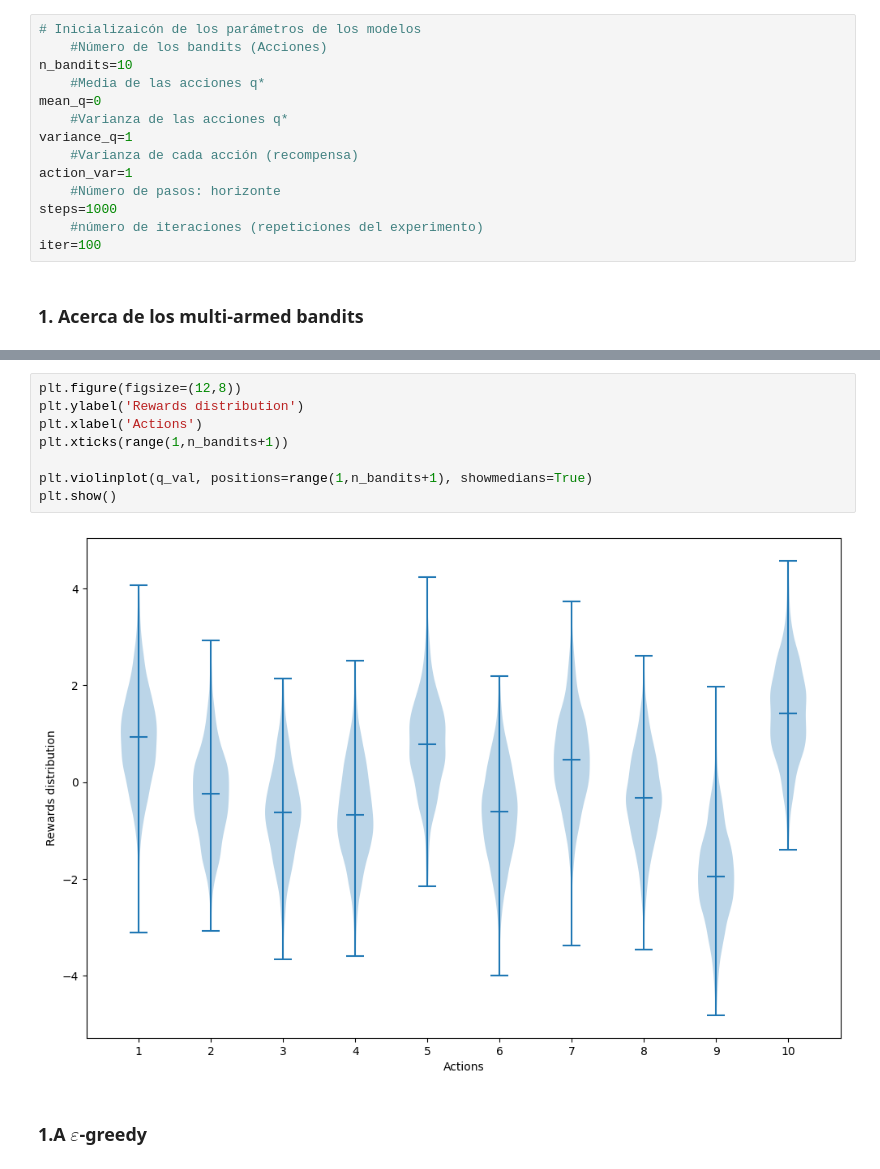
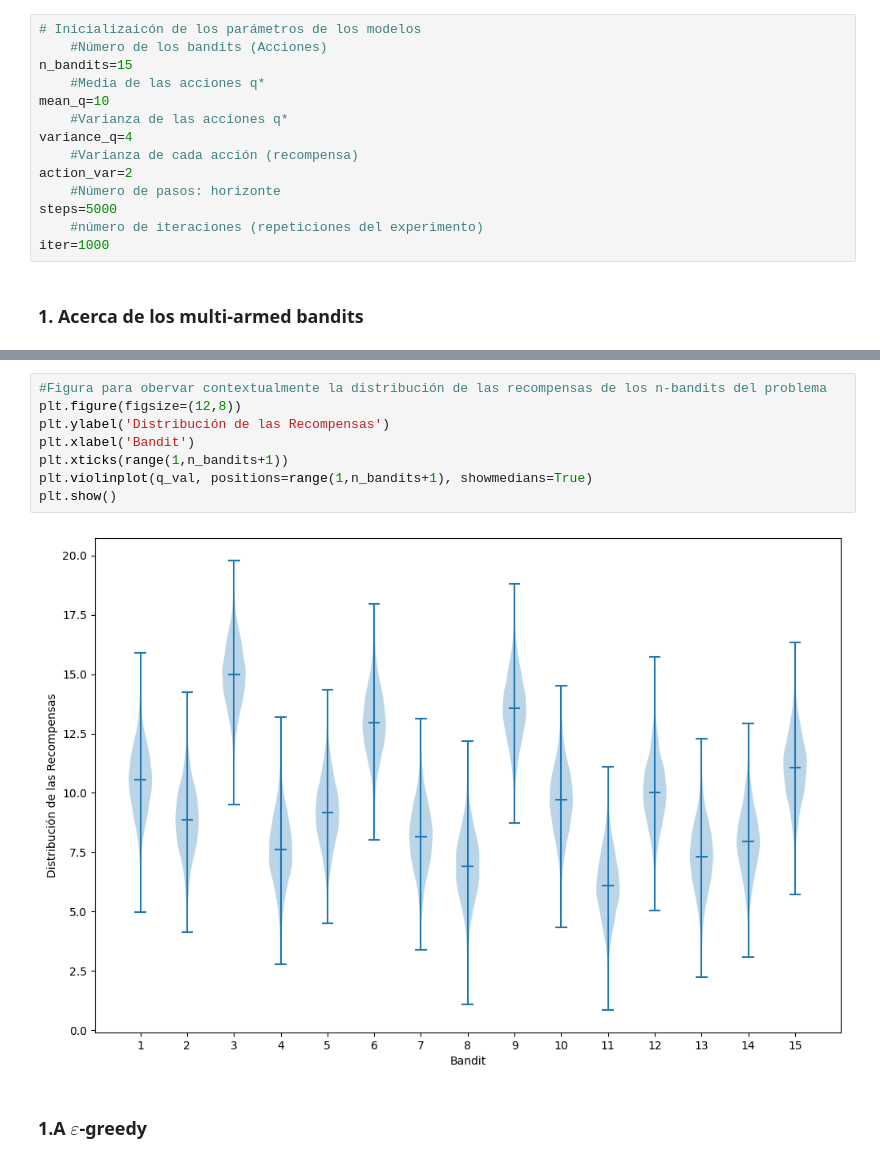
Before and after one commit to wilmarc/Reinforcement-Learning, a Jupyter notebook: hw1-wacg/Tarea1_wacg.ipynb, the cells around one changed output, grey strips where cells are left out. Drawn from its saved outputs; the diff is of its cells as text.

```diff
--- a/hw1-wacg/Tarea1_wacg.ipynb
+++ b/hw1-wacg/Tarea1_wacg.ipynb
@@ -11,17 +11,17 @@ import matplotlib.pyplot as plt
 # %%
 # Inicializaicón de los parámetros de los modelos
     #Número de los bandits (Acciones)
-n_bandits=10
+n_bandits=15
     #Media de las acciones q*
-mean_q=0
+mean_q=10
     #Varianza de las acciones q*
-variance_q=1
+variance_q=4
     #Varianza de cada acción (recompensa)
-action_var=1
+action_var=2
     #Número de pasos: horizonte
-steps=1000
+steps=5000
     #número de iteraciones (repeticiones del experimento)
-iter=100
+iter=1000
 # %% [markdown]
 ### 1. Acerca de los multi-armed bandits
 # %%
@@ -37,15 +36,15 @@ def generate_q(mean, variance, num_actions, steps,step_variance):
 
 q_val=generate_q(mean_q,variance_q,n_bandits,steps,action_var)
 # %%
+#Figura para obervar contextualmente la distribución de las recompensas de los n-bandits del problema
 plt.figure(figsize=(12,8))
-plt.ylabel('Rewards distribution')
-plt.xlabel('Actions')
+plt.ylabel('Distribución de las Recompensas')
+plt.xlabel('Bandit')
 plt.xticks(range(1,n_bandits+1))
-
 plt.violinplot(q_val, positions=range(1,n_bandits+1), showmedians=True)
 plt.show()
 # %% [output]
-[figure, old version]
+[figure, new version]
 # %% [markdown]
 ### 1.A $\varepsilon$-greedy
 # %%
```
Also changed, not shown: parts of 31 cells of this notebook, 1 other file.
